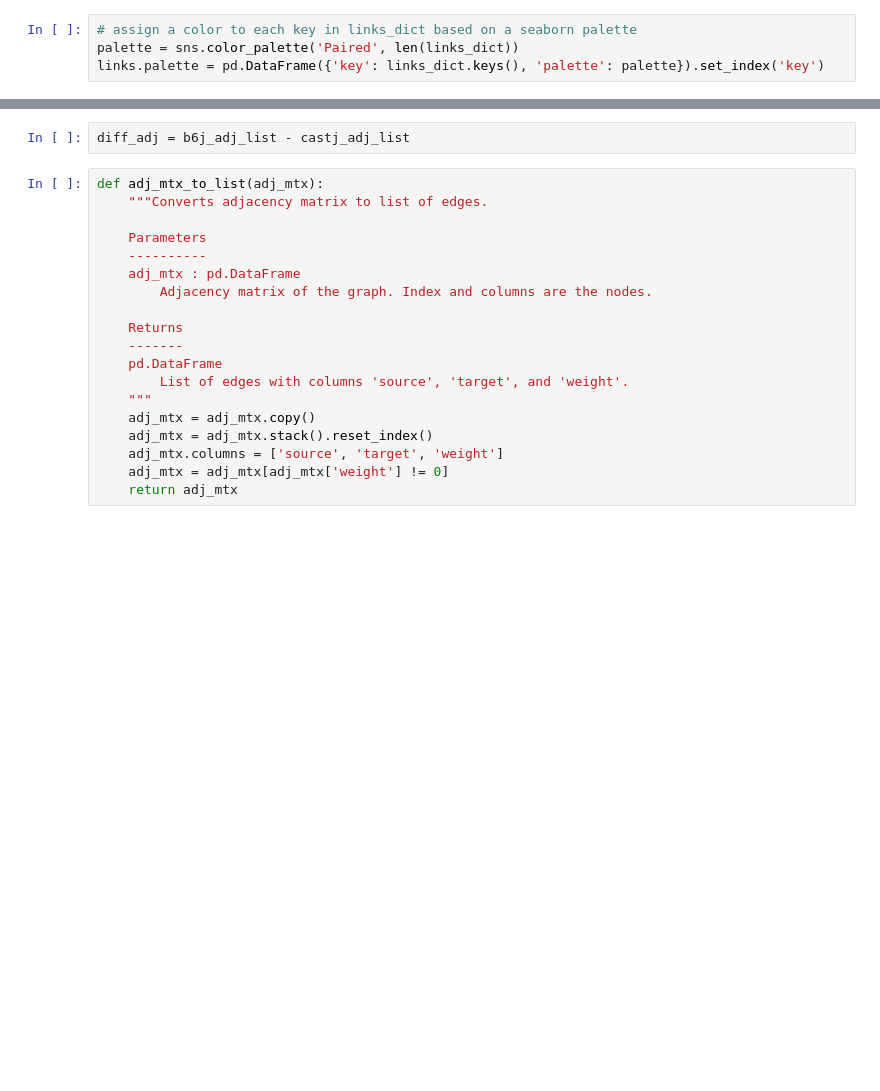
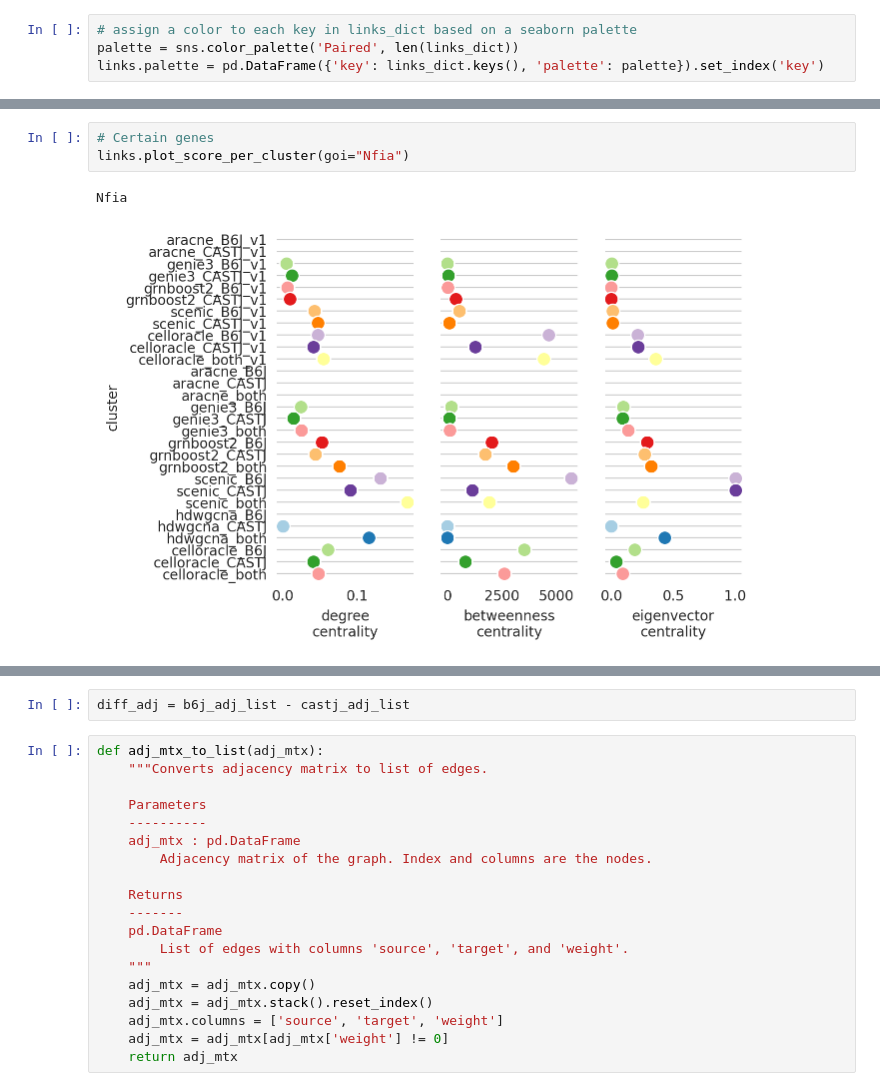
Before and after one commit to IGVF-UCSD/topic_grn_links, a Jupyter notebook: eval/network_topology/bin/igvf_b01_LeftCortex/adj_list_evals.ipynb, the cells around one changed output, grey strips where cells are left out. Saved outputs shown, nothing was run; the diff lists cells and outputs as text; blank space fills up the shorter version.

```diff
--- a/eval/network_topology/bin/igvf_b01_LeftCortex/adj_list_evals.ipynb
+++ b/eval/network_topology/bin/igvf_b01_LeftCortex/adj_list_evals.ipynb
@@ -490,0 +703,6 @@ for name, df in links.filtered_links.items():
+# %%
+# Certain genes
+links.plot_score_per_cluster(goi="Nfia")
+# %% [output]
+Nfia
+[figure, added]
```
Also changed, not shown: parts of 97 cells of this notebook, 1 other file.
